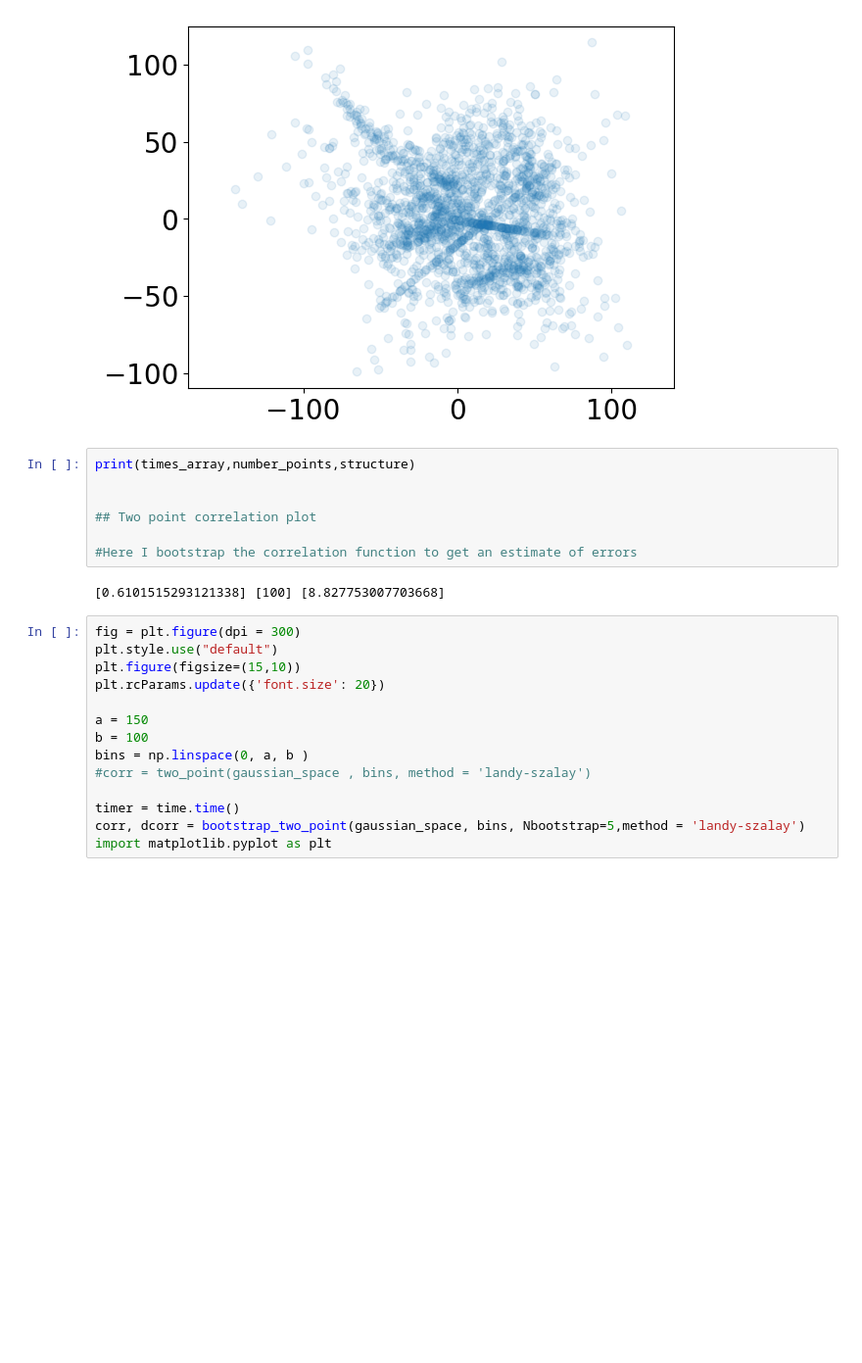
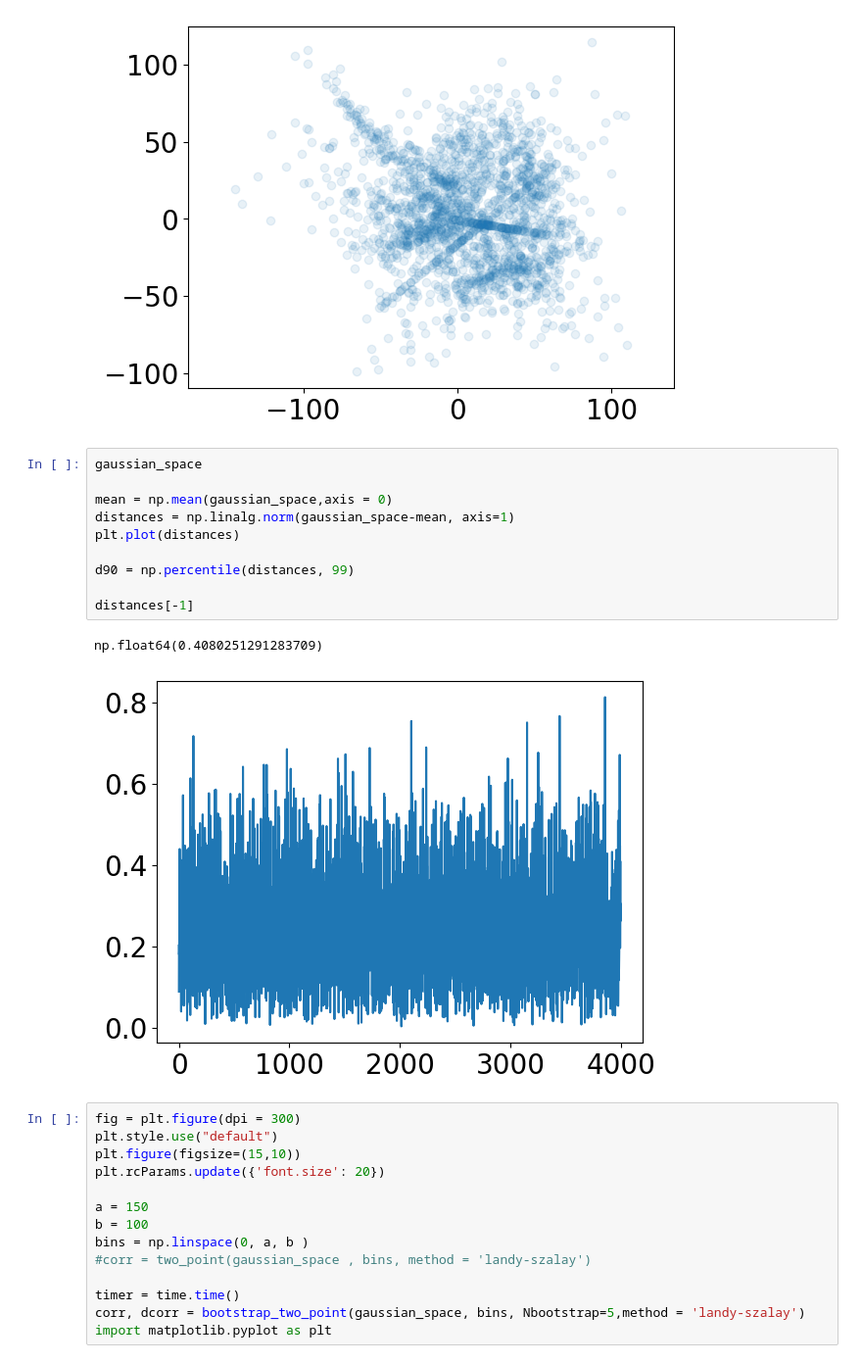
Before and after one commit to Koketsoc137/spectra_for_features, a Jupyter notebook: autocorrelation.ipynb, the cells around one changed output. Shown at 98% size. Cells and saved outputs as stored; diff of their text form; blank space fills up the shorter version.

```diff
--- a/autocorrelation.ipynb
+++ b/autocorrelation.ipynb
@@ -145,14 +151,18 @@ dist.scatter_points(gaussian_space, alpha = 0.10)
 [figure]
 [figure]
 # %%
-print(times_array,number_points,structure)
+gaussian_space
 
+mean = np.mean(gaussian_space,axis = 0)
+distances = np.linalg.norm(gaussian_space-mean, axis=1)
+plt.plot(distances)
 
-## Two point correlation plot
+d90 = np.percentile(distances, 99)
 
-#Here I bootstrap the correlation function to get an estimate of errors
+distances[-1]
 # %% [output]
-[0.6101515293121338] [100] [8.827753007703668]
+np.float64(0.4080251291283709)
+[figure, added]
 # %%
 fig = plt.figure(dpi = 300)
 plt.style.use("default")
```
Also changed, not shown: parts of 6 cells of this notebook, 1 other file.
